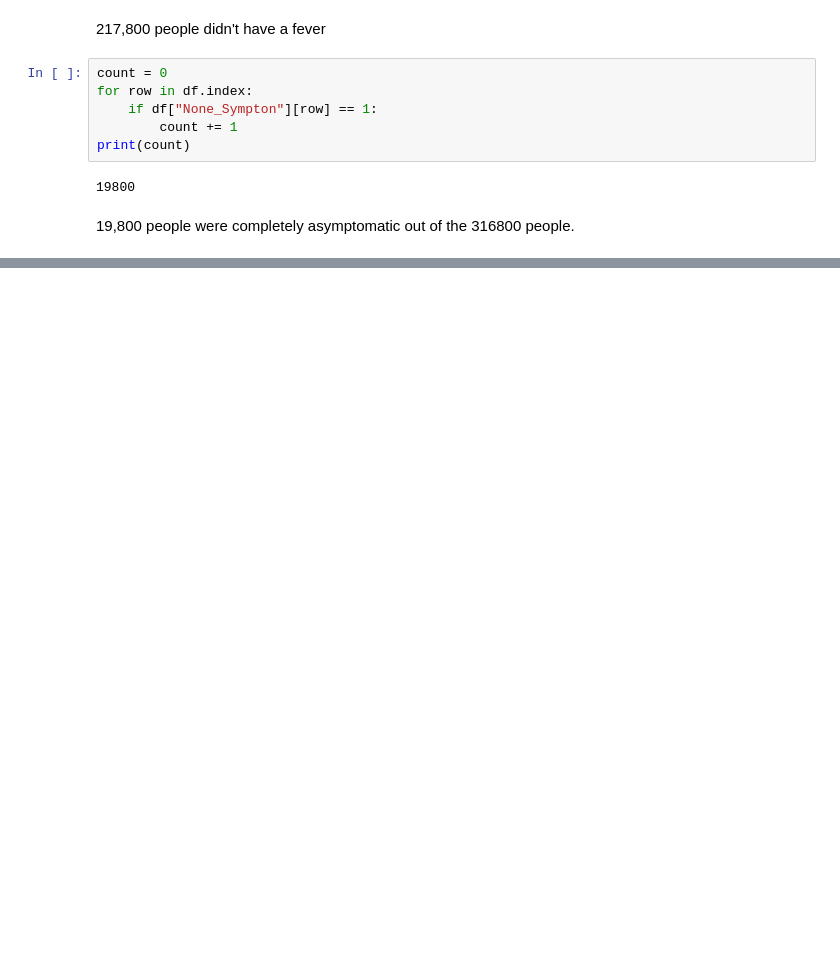
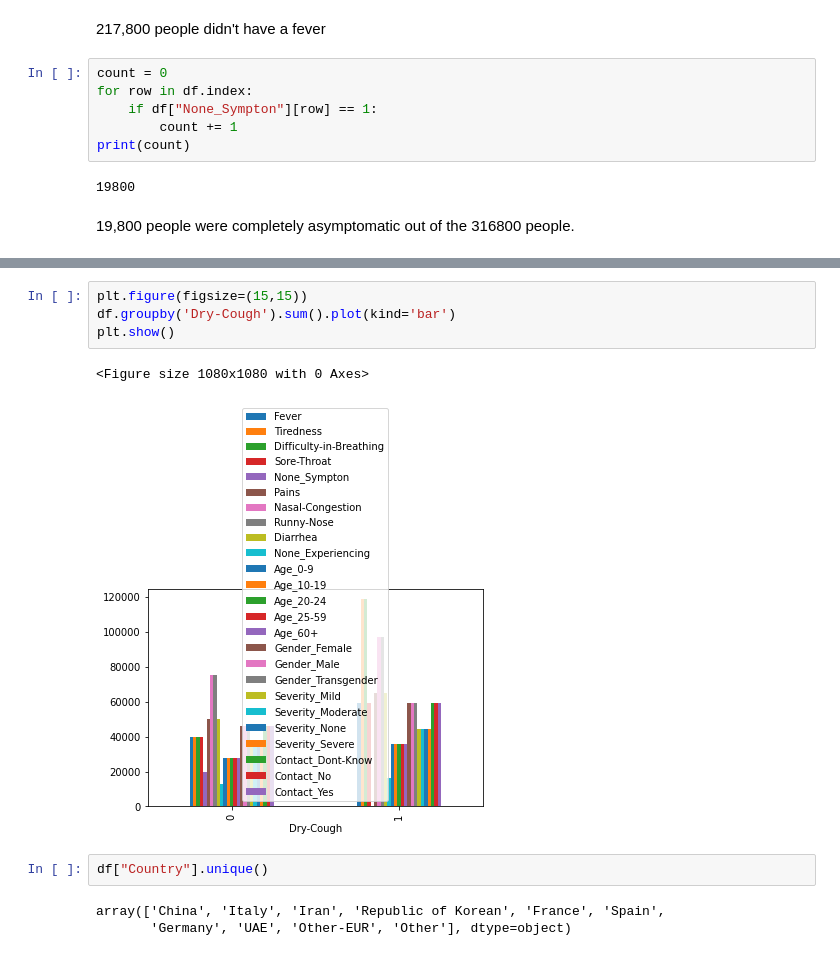
Before and after one commit to ayaanzhaque/Nicotine-COVID19, a Jupyter notebook: symptoms_EDA.ipynb, the cells around one changed output, grey strips where cells are left out. Drawn from its saved outputs; the diff is of its cells as text; blank space fills up the shorter version.

```diff
--- a/symptoms_EDA.ipynb
+++ b/symptoms_EDA.ipynb
@@ -86,0 +95,12 @@ print(count)
+# %%
+plt.figure(figsize=(15,15))
+df.groupby('Dry-Cough').sum().plot(kind='bar')
+plt.show()
+# %% [output]
+<Figure size 1080x1080 with 0 Axes>
+[figure, added]
+# %%
+df["Country"].unique()
+# %% [output]
+array(['China', 'Italy', 'Iran', 'Republic of Korean', 'France', 'Spain',
+       'Germany', 'UAE', 'Other-EUR', 'Other'], dtype=object)
```
Also changed, not shown: parts of 9 cells of this notebook.
